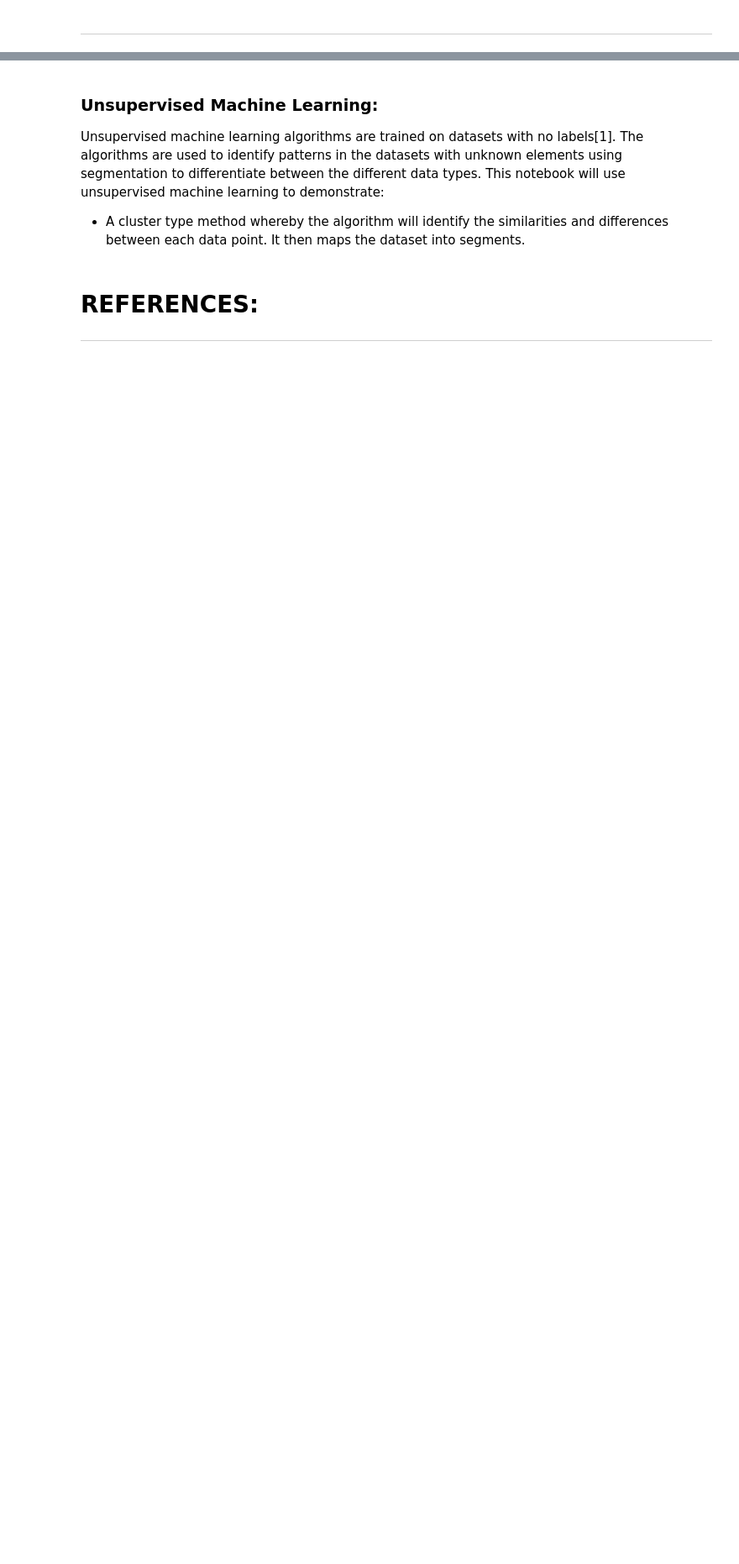
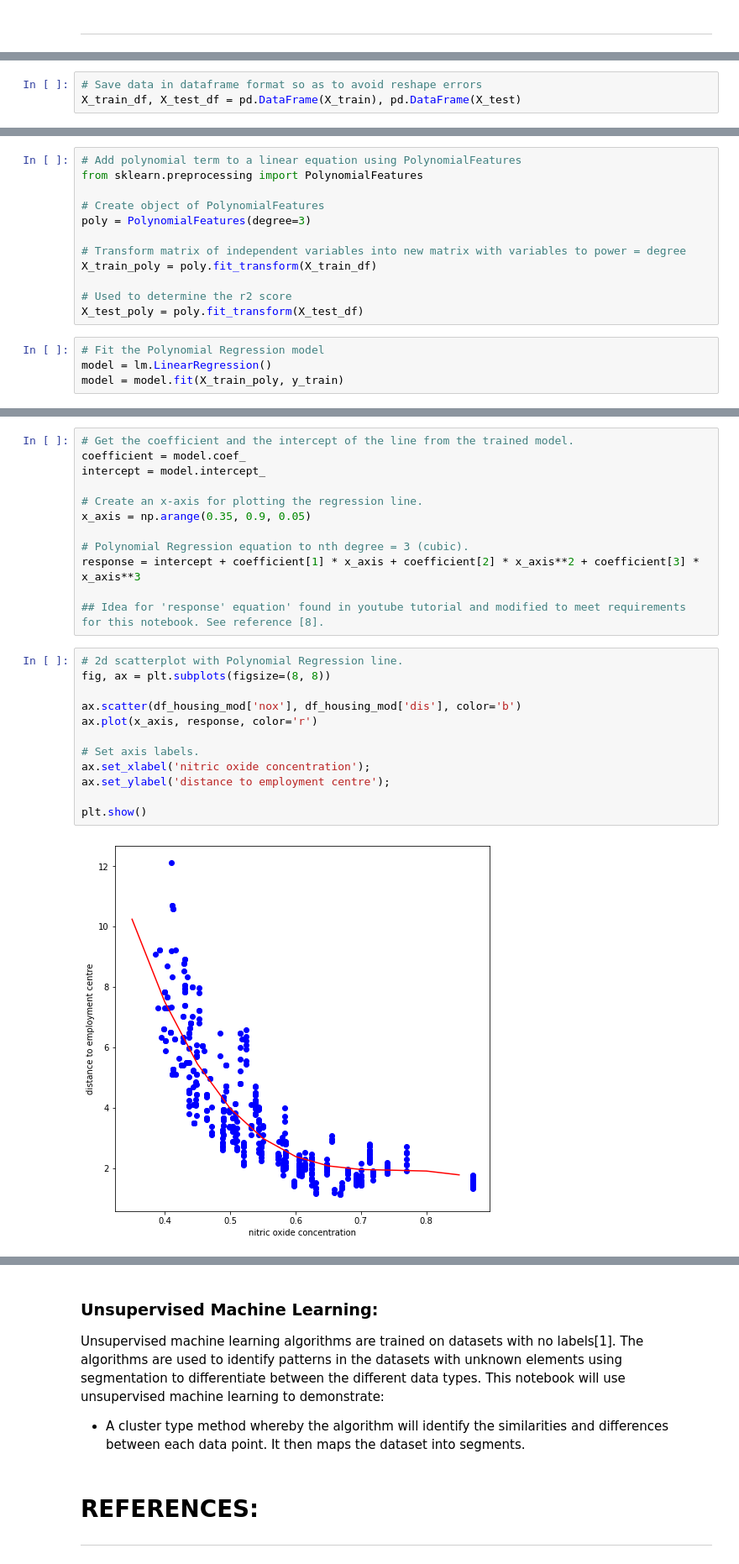
Before and after one commit to juliandunne1234/machineLearning_assesment_g00267940, a Jupyter notebook: scikit-learn.ipynb, the cells around one changed output, grey strips where cells are left out. Shown at 84% size. Cells and saved outputs as stored; diff of their text form; blank space fills up the shorter version.

```diff
--- a/scikit-learn.ipynb
+++ b/scikit-learn.ipynb
@@ -162,0 +231,3 @@ sns.lmplot(x="alcohol", y="volatile acidity", hue='quality', data=df_wine_mod, f
+# %%
+# Save data in dataframe format so as to avoid reshape errors
+X_train_df, X_test_df = pd.DataFrame(X_train), pd.DataFrame(X_test)
@@ -162,0 +237,16 @@ sns.lmplot(x="alcohol", y="volatile acidity", hue='quality', data=df_wine_mod, f
+# %%
+# Add polynomial term to a linear equation using PolynomialFeatures
+from sklearn.preprocessing import PolynomialFeatures
+
+# Create object of PolynomialFeatures
+poly = PolynomialFeatures(degree=3)
+
+# Transform matrix of independent variables into new matrix with variables to power = degree
+X_train_poly = poly.fit_transform(X_train_df)
+
+# Used to determine the r2 score
+X_test_poly = poly.fit_transform(X_test_df)
+# %%
+# Fit the Polynomial Regression model
+model = lm.LinearRegression()
+model = model.fit(X_train_poly, y_train)
@@ -162,0 +261,26 @@ sns.lmplot(x="alcohol", y="volatile acidity", hue='quality', data=df_wine_mod, f
+# %%
+# Get the coefficient and the intercept of the line from the trained model.
+coefficient = model.coef_
+intercept = model.intercept_
+
+# Create an x-axis for plotting the regression line.
+x_axis = np.arange(0.35, 0.9, 0.05)
+
+# Polynomial Regression equation to nth degree = 3 (cubic).
+response = intercept + coefficient[1] * x_axis + coefficient[2] * x_axis**2 + coefficient[3] * x_axis**3
+
+## Idea for 'response' equation' found in youtube tutorial and modified to meet requirements for this notebook. See reference [8].
+# %%
+# 2d scatterplot with Polynomial Regression line.
+fig, ax = plt.subplots(figsize=(8, 8))
+
+ax.scatter(df_housing_mod['nox'], df_housing_mod['dis'], color='b')
+ax.plot(x_axis, response, color='r')
+
+# Set axis labels.
+ax.set_xlabel('nitric oxide concentration');
+ax.set_ylabel('distance to employment centre');
+
+plt.show()
+# %% [output]
+[figure, added]
```
Also changed, not shown: parts of 28 cells of this notebook, 1 other file.
